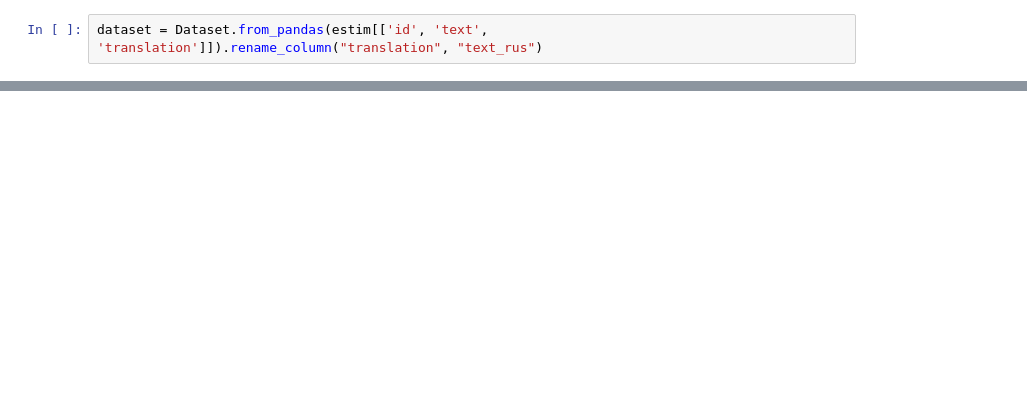
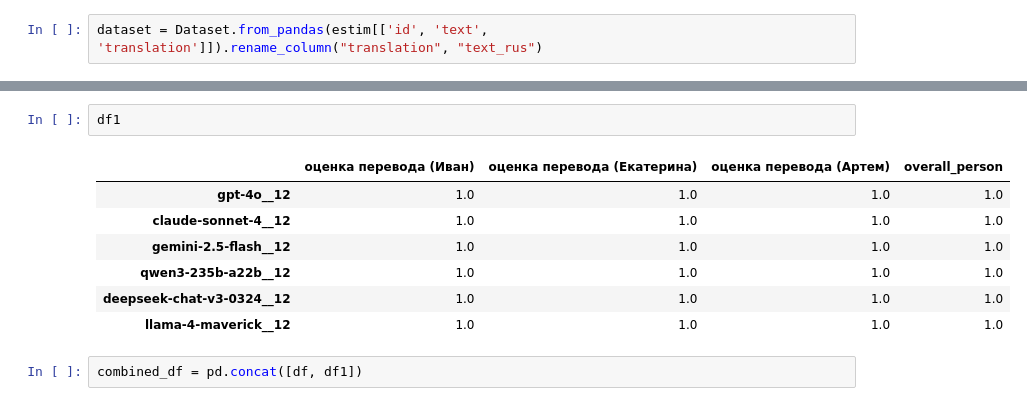
Before and after one commit to psytechlab/empathy_dataset_transfer, a Jupyter notebook: notebooks/translation_estimation_results.ipynb, the cells around one changed output, grey strips where cells are left out. Saved outputs shown, nothing was run; the diff lists cells and outputs as text; blank space fills up the shorter version.

```diff
--- a/notebooks/translation_estimation_results.ipynb
+++ b/notebooks/translation_estimation_results.ipynb
@@ -192,0 +276,12 @@ MannwhitneyuResult(statistic=np.float64(336.0), pvalue=np.float64(0.342667636035
+# %%
+df1
+# %% [output]
+|  | оценка перевода (Иван) | оценка перевода (Екатерина) | оценка перевода (Артем) | overall_person |
+| gpt-4o__12 | 1.0 | 1.0 | 1.0 | 1.0 |
+| claude-sonnet-4__12 | 1.0 | 1.0 | 1.0 | 1.0 |
+| gemini-2.5-flash__12 | 1.0 | 1.0 | 1.0 | 1.0 |
+| qwen3-235b-a22b__12 | 1.0 | 1.0 | 1.0 | 1.0 |
+| deepseek-chat-v3-0324__12 | 1.0 | 1.0 | 1.0 | 1.0 |
+| llama-4-maverick__12 | 1.0 | 1.0 | 1.0 | 1.0 |
+# %%
+combined_df = pd.concat([df, df1])
```
Also changed, not shown: parts of 27 cells of this notebook.
